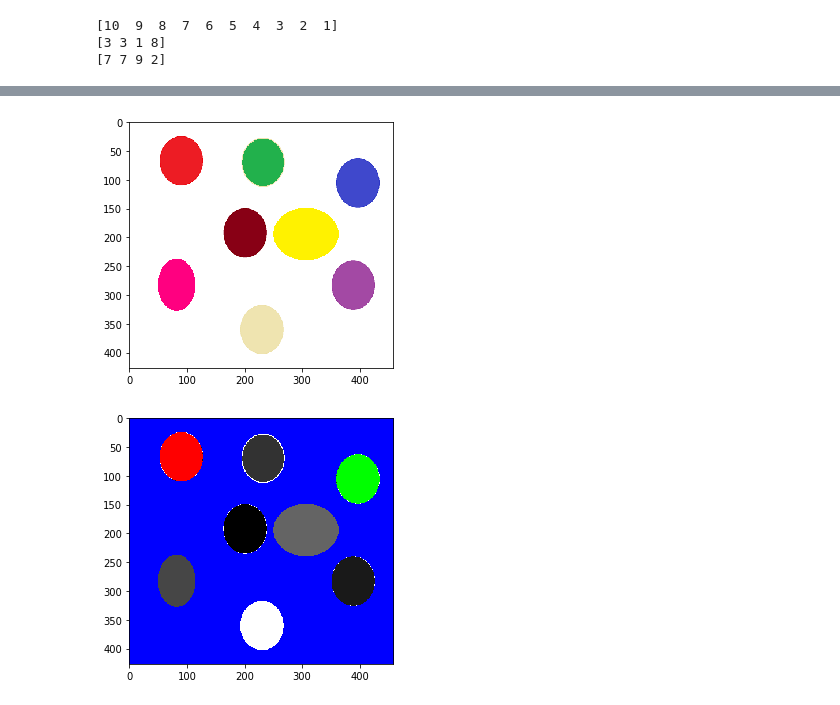
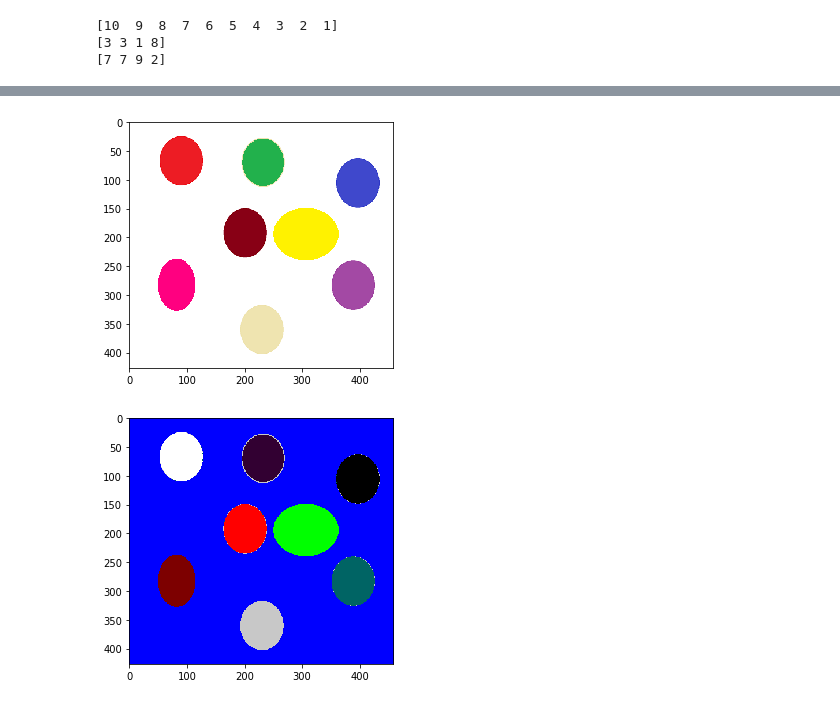
Before and after one commit to MohamedAhmedIbrahem/image-Processing, a Jupyter notebook: t/Lab_8_STD.ipynb, the cells around one changed output, grey strips where cells are left out. Drawn from its saved outputs; the diff is of its cells as text; code cells hidden in the pictures.

```diff
--- a/t/Lab_8_STD.ipynb
+++ b/t/Lab_8_STD.ipynb
@@ -32,9 +32,11 @@ Requirement
 Try the same concept on multidimensional array x
 Don't forget to convert x to numpy array
 '''
-x = np.array([[1,2,3,4,5],[6,7,8,9,10],[11,12,13,14,15]])
+x = np.zeros((3,5,7))
 print(x)
 print(x.shape)
-reshaped = x.reshape(x.shape[0]*x.shape[1])
+reshaped = x.reshape(x.shape[0]*x.shape[1],x.shape[2])
+reshaped = reshaped.reshape(reshaped.shape[0]*reshaped.shape[1])
+print(reshaped.shape)
 print(reshaped)
 # %% [output]
@@ -46,24 +60,24 @@ print(reshaped)
 # %%
 image = io.imread('balls.jpg')
 
 [x, y, z ]= image.shape
 img2d = image.reshape(x*y, z)
 io.imshow(image)
 io.show()
 ## TODO: Construct kmeans object using cluster.KMeans with appropriate n_clusters
 obj = cluster.KMeans(9).fit(img2d)
 ## TODO: Fit the kmeans object with the data of the image
-colors = [[0,0,255],[255,0,0],[0,255,0],[100,100,100],[50,50,50],[25,25,25],[0,0,0],[255,255,255],[70,70,70]]
+colors = [[0,0,255],[255,0,0],[0,255,0],[0,100,100],[50,0,50],[125,0,0],[0,0,0],[255,255,255],[200,200,200]]
 for i in range(len(obj.labels_)):
     x = int(np.floor(i/image.shape[1]))
     y = i%image.shape[1]
     for j in range(0,3):
         image[x][y][j] = colors[obj.labels_[i]][j]
 io.imshow(image)
 io.show()
 # %% [output]
 [figure]
-[figure, old version]
+[figure, new version]
 # %%
 '''
 
```
Also changed, not shown: parts of 3 cells of this notebook, 38 other files.
